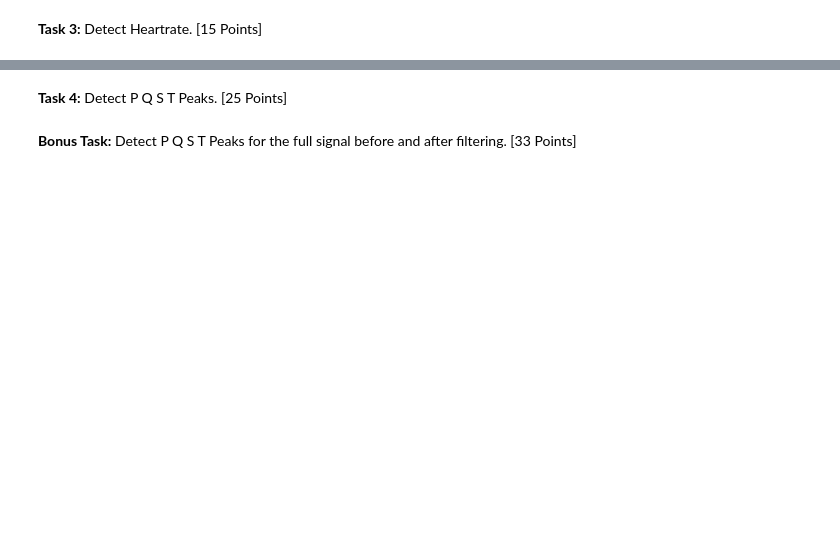
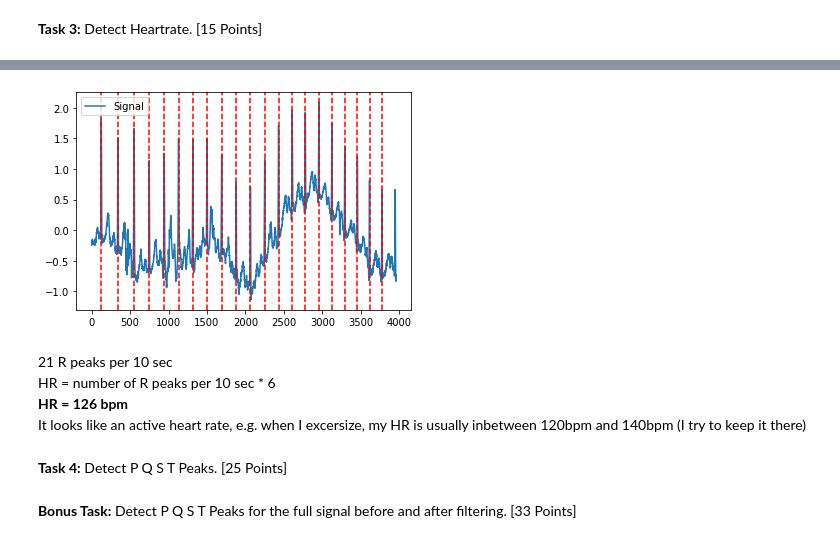
Before and after one commit to aovladi/cs697, a Jupyter notebook: CS480_Assignment_1.ipynb, the cells around one changed output, grey strips where cells are left out. Saved outputs shown, nothing was run; the diff lists cells and outputs as text; code cells hidden in the pictures; blank space fills up the shorter version.

```diff
--- a/CS480_Assignment_1.ipynb
+++ b/CS480_Assignment_1.ipynb
@@ -71,3 +105,6 @@ plot = nk.events_plot(rpeaks['ECG_R_Peaks'][0:2], ecg[0:SAMPLING_RATE])
 # %%
 # TODO Does the patient have a regular heart rate? If yes, which one? (estimate is fine)
 # Hint: you can use the rpeaks for that
+# %%
+#R peaks in 10 sec:
+_, rpeaks = nk.ecg_peaks(ecg[0:11*SAMPLING_RATE], sampling_rate= SAMPLING_RATE)
@@ -74,3 +116,12 @@ plot = nk.events_plot(rpeaks['ECG_R_Peaks'][0:2], ecg[0:SAMPLING_RATE])
+# %%
+plot_10_sec=nk.events_plot(rpeaks['ECG_R_Peaks'], ecg[0:11*SAMPLING_RATE])
+# %% [output]
+[figure, added]
+# %% [markdown]
+21 R peaks per 10 sec <br>
+HR = number of R peaks per 10 sec * 6 <br>
+**HR = 126 bpm** <br>
+It looks like an active heart rate, e.g. when I excersize, my HR is usually inbetween 120bpm and 140bpm (I try to keep it there)
 # %% [markdown]
 **Task 4:** Detect P Q S T Peaks. [25 Points]
 # %%
```
Also changed, not shown: parts of 10 cells of this notebook.
